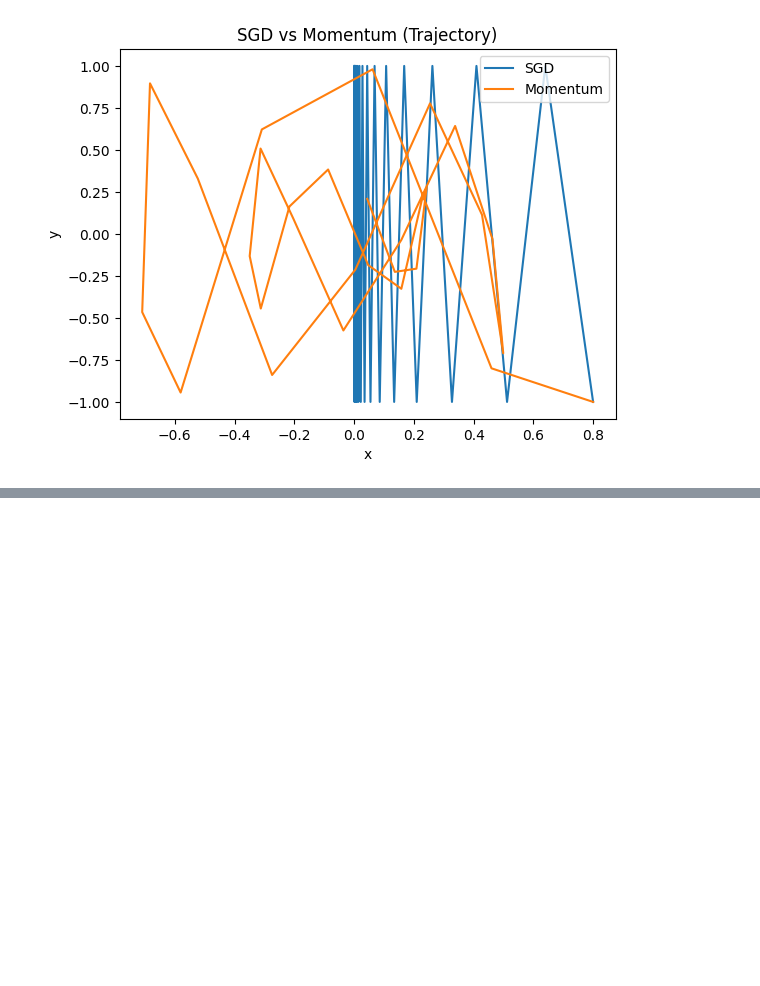
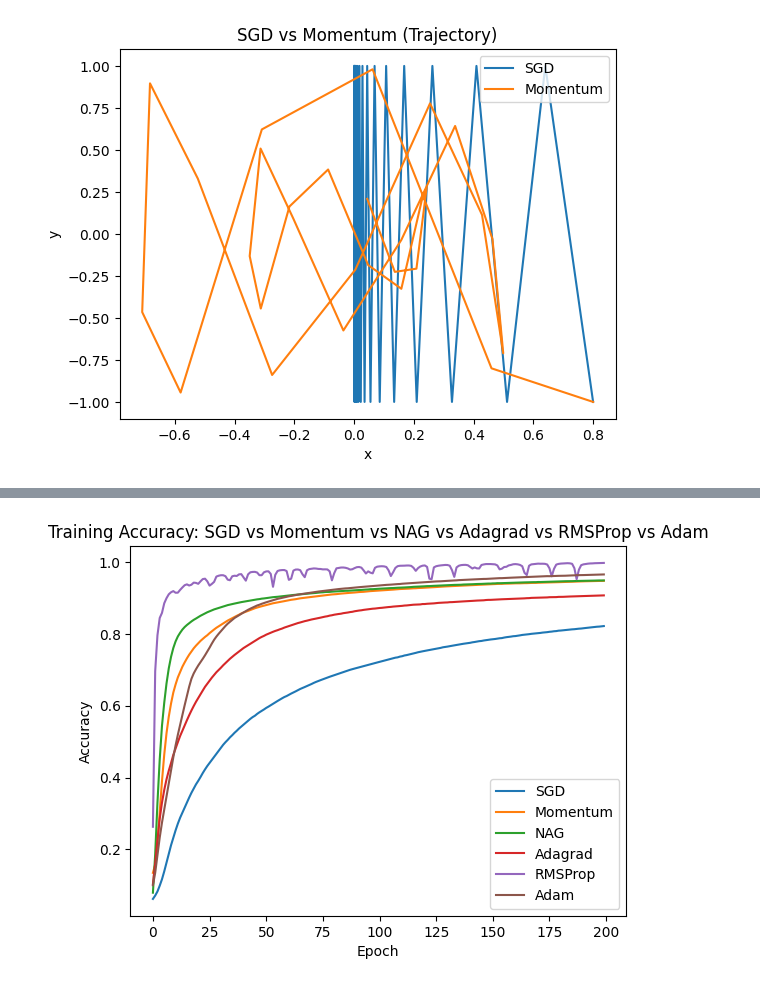
Before and after one commit to Ayush-dhabale/Deeplearning, a Jupyter notebook: notebooks/optimizers.ipynb, the cells around one changed output, grey strips where cells are left out. Cells and saved outputs as stored; diff of their text form; code cells hidden in the pictures; blank space fills up the shorter version.

Commit message:
Rmsprop

```diff
--- a/notebooks/optimizers.ipynb
+++ b/notebooks/optimizers.ipynb
@@ -147,0 +230,16 @@ plt.show()
+# %%
+input_layer = Input(shape=(28,28))
+Flatten_layer = Flatten()(input_layer)
+x = Dense(32)(Flatten_layer)
+x = BatchNormalization()(x)
+x = Activation('relu')(x)
+x = Dense(16)(x)
+x = BatchNormalization()(x)
+x = Activation('relu')(x)
+output_layer = Dense(10,activation='softmax')(x)
+
+rms_optimizer = RMSprop(learning_rate=0.01,rho=0.95)
+rms_model = Model(inputs=input_layer,outputs=output_layer)
+rms_model.compile(optimizer=rms_optimizer,loss='sparse_categorical_crossentropy',metrics=['accuracy'])
+# %%
+rms_model_hist = rms_model.fit(X_train,y_train,epochs=200,batch_size=32976,validation_data=(X_test,y_test))
@@ -147,0 +269,16 @@ plt.show()
+# %%
+input_layer = Input(shape=(28,28))
+Flatten_layer = Flatten()(input_layer)
+x = Dense(32)(Flatten_layer)
+x = BatchNormalization()(x)
+x = Activation('relu')(x)
+x = Dense(16)(x)
+x = BatchNormalization()(x)
+x = Activation('relu')(x)
+output_layer = Dense(10,activation='softmax')(x)
+
+adam_optimizer = Adam(learning_rate=0.01)
+adam_model = Model(inputs=input_layer,outputs=output_layer)
+adam_model.compile(optimizer=adam_optimizer,loss='sparse_categorical_crossentropy',metrics=['accuracy'])
+# %%
+adam_model_hist = adam_model.fit(X_train,y_train,epochs=200,batch_size=32976,validation_data=(X_test,y_test))
@@ -147,0 +304,14 @@ plt.show()
+# %%
+plt.plot(sgd_model_hist.history['accuracy'], label="SGD")
+plt.plot(momentum_model_hist.history['accuracy'], label="Momentum")
+plt.plot(nesttrov_model_hist.history['accuracy'], label="NAG")
+plt.plot(Adagrad_model_hist.history['accuracy'], label="Adagrad")
+plt.plot(rms_model_hist.history['accuracy'], label="RMSProp")
+plt.plot(adam_model_hist.history['accuracy'], label="Adam")
+plt.title("Training Accuracy: SGD vs Momentum vs NAG vs Adagrad vs RMSProp vs Adam")
+plt.xlabel("Epoch")
+plt.ylabel("Accuracy")
+plt.legend()
+plt.show()
+# %% [output]
+[figure, added]
```
Also changed, not shown: parts of 20 cells of this notebook, 2 other files.
